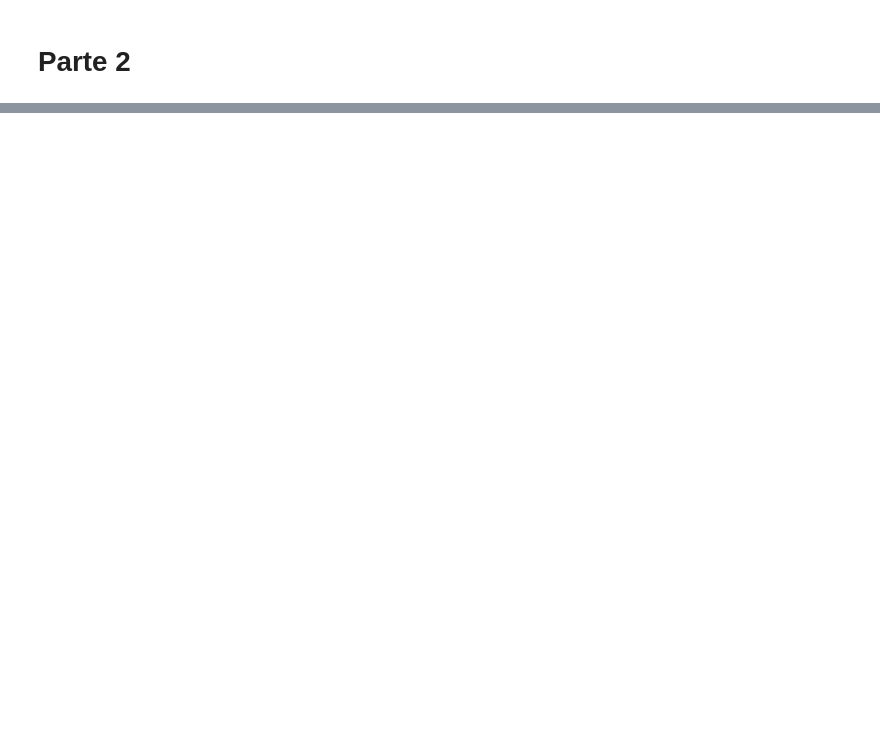
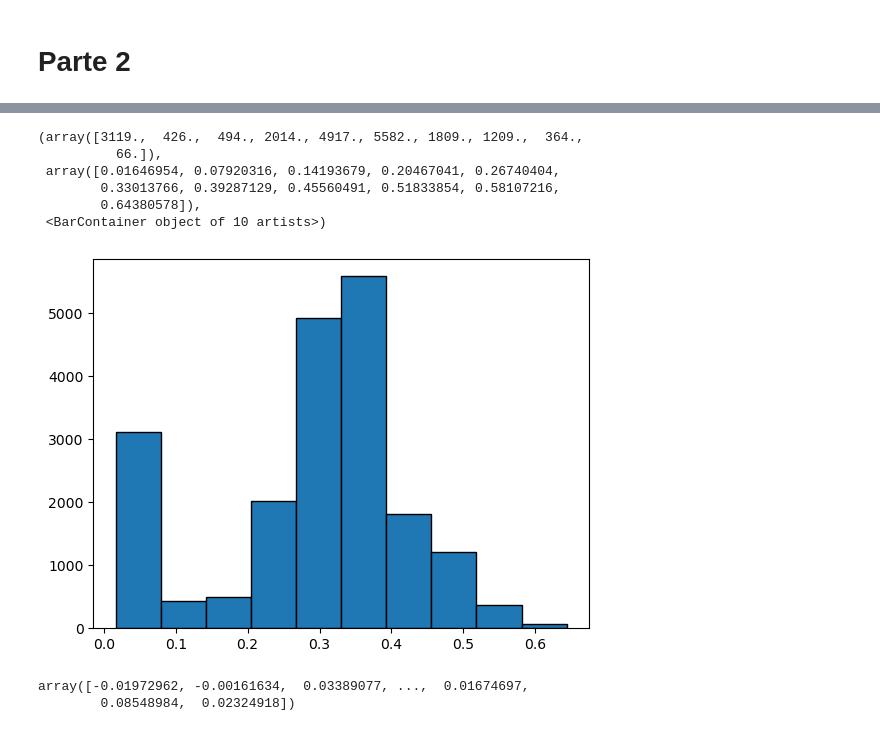
Before and after one commit to Rolando1708/Analisis_de_Aprendizaje_Estadistico, a Jupyter notebook: Parcial 4/ExamenP4.ipynb, the cells around one changed output, grey strips where cells are left out. Cells and saved outputs as stored; diff of their text form; code cells hidden in the pictures; blank space fills up the shorter version.

```diff
--- a/Parcial 4/ExamenP4.ipynb
+++ b/Parcial 4/ExamenP4.ipynb
@@ -288,0 +305,2 @@ plt.show()
+# %%
+X_train, X_test, y_train, y_test = train_test_split(X, y, test_size=0.2, random_state=42)
@@ -288,0 +370,19 @@ plt.show()
+# %%
+# Train: Promo = 1
+X_train_smoking1 = X_train[X_train['smoking_history'] == 1]
+y_train_smoking1 = y_train.loc[X_train_smoking1.index]
+
+# Train: Promo = 0
+X_train_smoking0 = X_train[X_train['smoking_history'] == 0]
+y_train_smoking0 = y_train.loc[X_train_smoking0.index]
+
+# Test: Promo = 1
+X_test_smoking1 = X_test[X_test['smoking_history'] == 1]
+y_test_smoking1 = y_test.loc[X_test_smoking1.index]
+
+# Test: Promo = 0
+X_test_smoking0 = X_test[X_test['smoking_history'] == 0]
+y_test_smoking0 = y_test.loc[X_test_smoking0.index]
+
+y_train_smoke = X_train['smoking_history'].reset_index(drop=True)
+y_test_smoke = X_test['smoking_history'].reset_index(drop=True)
@@ -288,0 +505,17 @@ plt.show()
+# %%
+X_train_ps = X_train.drop('smoking_history', axis=1)
+X_test_ps = X_test.drop('smoking_history', axis=1)
+
+propensity_model = LGBMClassifier(
+    num_iterations=10000,
+    num_leaves=10,
+    learning_rate=0.1,
+    max_depth=6,
+    lambda_l2=0.1,
+    subsample=0.5,
+    feature_fraction=0.8,
+    verbosity=-1,
+    metric='auc'
+)
+
+propensity_model.fit(X_train_ps, y_train_smoke, eval_set=[(X_train_ps, y_train_smoke), (X_test_ps, y_test_smoke)], callbacks=[early_stopping(20)])
@@ -288,0 +529,11 @@ plt.show()
+# %%
+propensity_score = propensity_model.predict_proba(X_test_ps)[:, 1]
+plt.hist(propensity_score, bins=10, edgecolor='black')
+# %% [output]
+(array([3119.,  426.,  494., 2014., 4917., 5582., 1809., 1209.,  364.,
+          66.]),
+ array([0.01646954, 0.07920316, 0.14193679, 0.20467041, 0.26740404,
+        0.33013766, 0.39287129, 0.45560491, 0.51833854, 0.58107216,
+        0.64380578]),
+ <BarContainer object of 10 artists>)
+[figure, added]
@@ -288,0 +543,6 @@ plt.show()
+# %%
+cate = propensity_score * predict_d1 + (1-propensity_score)*predict_d0
+cate
+# %% [output]
+array([-0.01972962, -0.00161634,  0.03389077, ...,  0.01674697,
+        0.08548984,  0.02324918])
```
Also changed, not shown: parts of 30 cells of this notebook.
